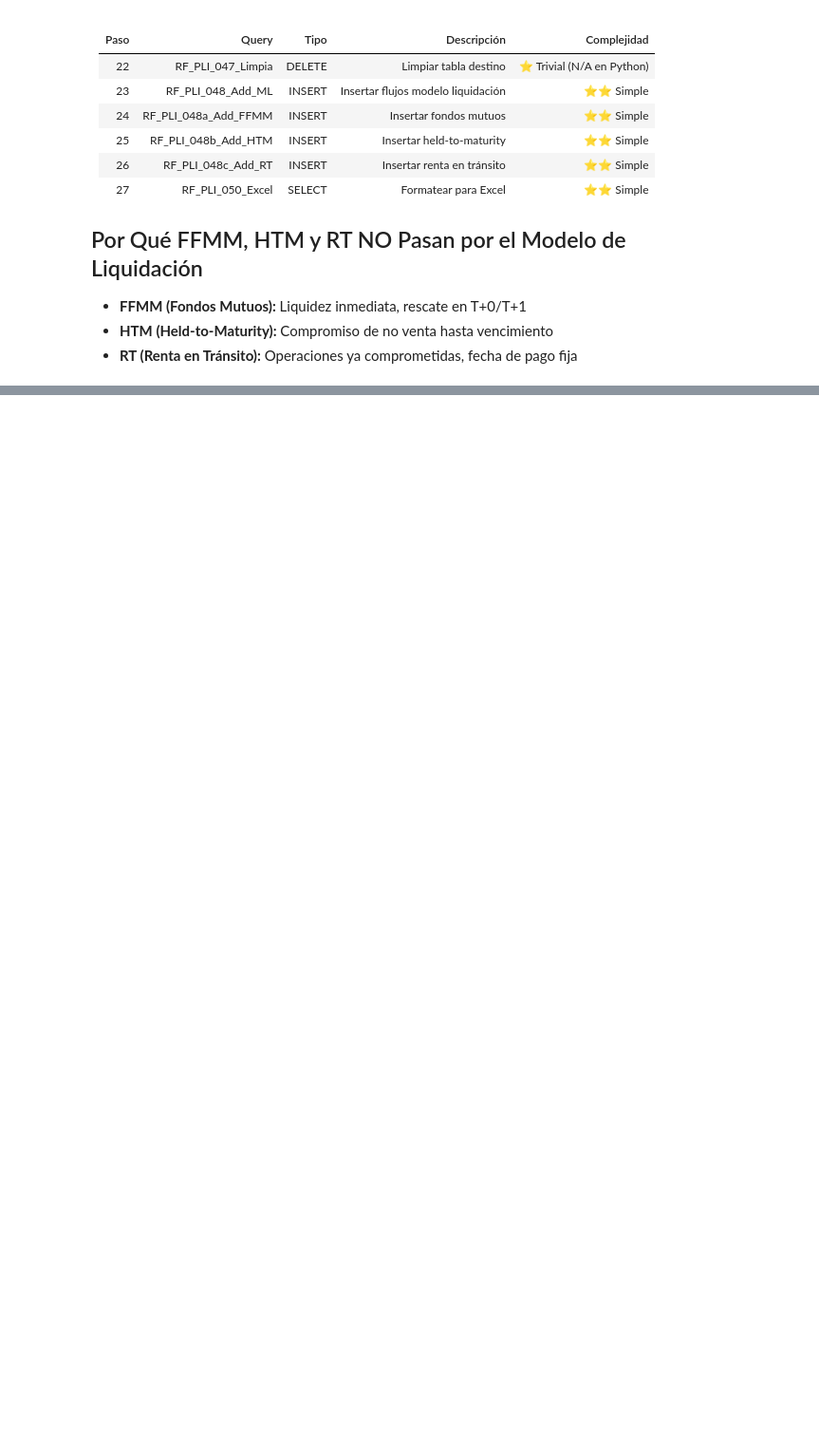
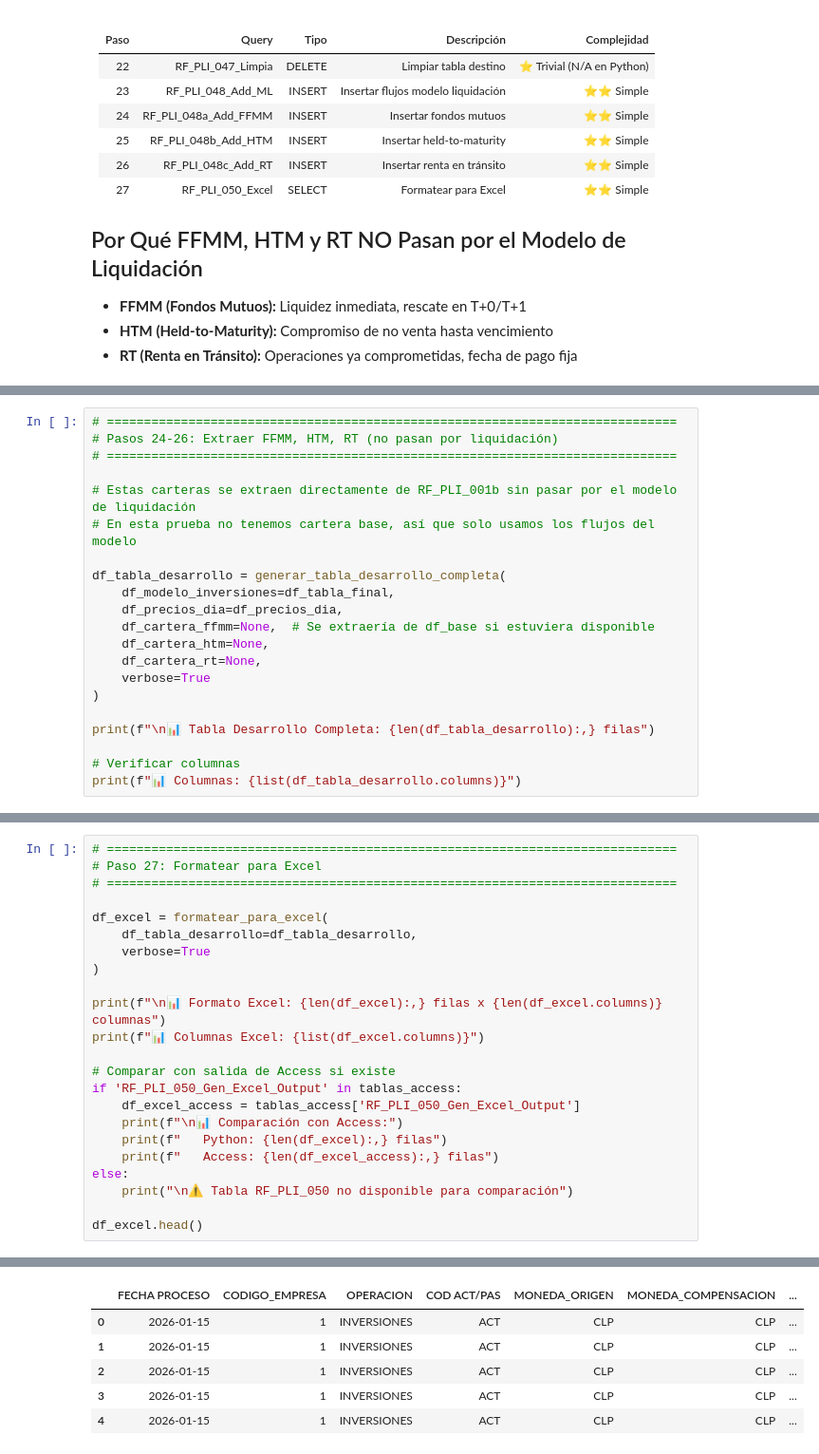
Before and after one commit to vmlandae/bfa-cl-modelos-diarios-v1, a Jupyter notebook: RF_Modelo_Inversiones/dev/draft_ml_inversiones.ipynb, the cells around one changed output, grey strips where cells are left out. Shown at 95% size. Drawn from its saved outputs; the diff is of its cells as text; blank space fills up the shorter version.

```diff
--- a/RF_Modelo_Inversiones/dev/draft_ml_inversiones.ipynb
+++ b/RF_Modelo_Inversiones/dev/draft_ml_inversiones.ipynb
@@ -1189,0 +1318,21 @@ SELECT RF_PLI_049_Tabla_Desarrollo_Modelo_Inversiones.[FECHA PROCESO], RF_PLI_04
+# %%
+# =============================================================================
+# Pasos 24-26: Extraer FFMM, HTM, RT (no pasan por liquidación)
+# =============================================================================
+
+# Estas carteras se extraen directamente de RF_PLI_001b sin pasar por el modelo de liquidación
+# En esta prueba no tenemos cartera base, así que solo usamos los flujos del modelo
+
+df_tabla_desarrollo = generar_tabla_desarrollo_completa(
+    df_modelo_inversiones=df_tabla_final,
+    df_precios_dia=df_precios_dia,
+    df_cartera_ffmm=None,  # Se extraería de df_base si estuviera disponible
+    df_cartera_htm=None,
+    df_cartera_rt=None,
+    verbose=True
+)
+
+print(f"\n📊 Tabla Desarrollo Completa: {len(df_tabla_desarrollo):,} filas")
+
+# Verificar columnas
+print(f"📊 Columnas: {list(df_tabla_desarrollo.columns)}")
@@ -1189,0 +1357,24 @@ SELECT RF_PLI_049_Tabla_Desarrollo_Modelo_Inversiones.[FECHA PROCESO], RF_PLI_04
+# %%
+# =============================================================================
+# Paso 27: Formatear para Excel
+# =============================================================================
+
+df_excel = formatear_para_excel(
+    df_tabla_desarrollo=df_tabla_desarrollo,
+    verbose=True
+)
+
+print(f"\n📊 Formato Excel: {len(df_excel):,} filas x {len(df_excel.columns)} columnas")
+print(f"📊 Columnas Excel: {list(df_excel.columns)}")
+
+# Comparar con salida de Access si existe
+if 'RF_PLI_050_Gen_Excel_Output' in tablas_access:
+    df_excel_access = tablas_access['RF_PLI_050_Gen_Excel_Output']
+    print(f"\n📊 Comparación con Access:")
+    print(f"   Python: {len(df_excel):,} filas")
+    print(f"   Access: {len(df_excel_access):,} filas")
+else:
+    print("\n⚠️ Tabla RF_PLI_050 no disponible para comparación")
+
+df_excel.head()
+# %% [output]
@@ -1189,0 +1388,6 @@ SELECT RF_PLI_049_Tabla_Desarrollo_Modelo_Inversiones.[FECHA PROCESO], RF_PLI_04
+|  | FECHA PROCESO | CODIGO_EMPRESA | OPERACION | COD ACT/PAS | MONEDA_ORIGEN | MONEDA_COMPENSACION | ... |
+| 0 | 2026-01-15 | 1 | INVERSIONES | ACT | CLP | CLP | ... |
+| 1 | 2026-01-15 | 1 | INVERSIONES | ACT | CLP | CLP | ... |
+| 2 | 2026-01-15 | 1 | INVERSIONES | ACT | CLP | CLP | ... |
+| 3 | 2026-01-15 | 1 | INVERSIONES | ACT | CLP | CLP | ... |
+| 4 | 2026-01-15 | 1 | INVERSIONES | ACT | CLP | CLP | ... |
```
Also changed, not shown: parts of 16 cells of this notebook, 2 other files.
